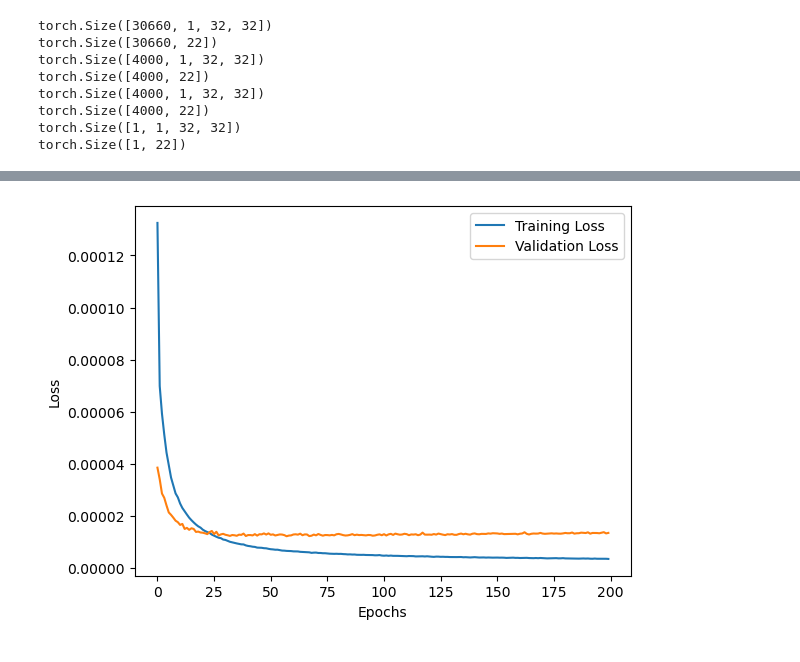
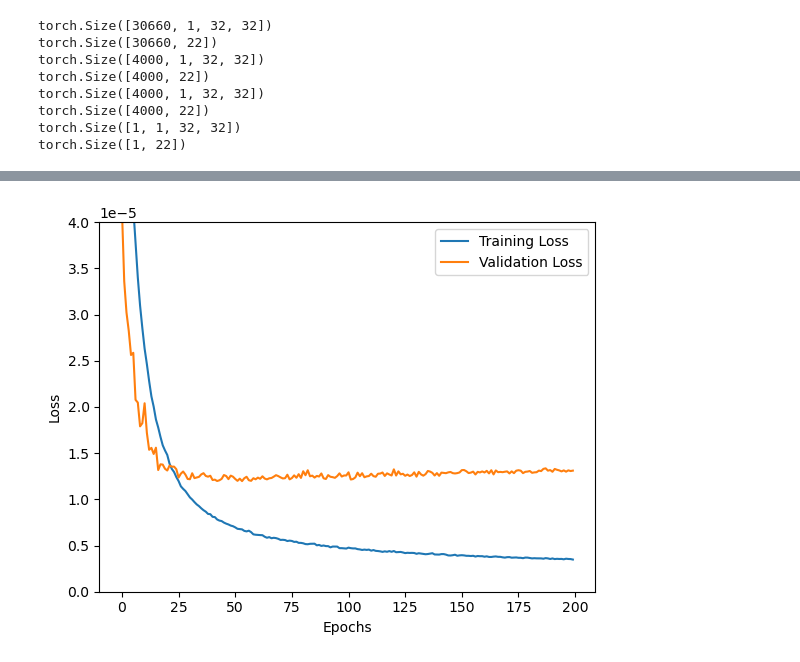
Before and after one commit to leesihoo0919/CG-LAB-Stick-Figure, a Jupyter notebook: final model test.ipynb, the cells around one changed output, grey strips where cells are left out. Saved outputs shown, nothing was run; the diff lists cells and outputs as text; code cells hidden in the pictures.

```diff
--- a/final model test.ipynb
+++ b/final model test.ipynb
@@ -319,28 +319,30 @@ Test set: Average loss: 0.0000109, R2 score:0.5956
 # %%
 
 # 손실값 기록
 loss = history['loss']
 val_loss = history['val_loss']
 
 # # 지표 기록
 # mae = history['mae']
 # val_mae = history.history['val_mae']
 
 # 시각화
 
 import matplotlib.pyplot as plt
 
 
 
 # 손실값 그래프
 plt.plot(loss, label='Training Loss')
 plt.plot(val_loss, label='Validation Loss')
+plt.ylim([0, 0.00004])  # y축의 범위를 설정합니다.
+plt.ticklabel_format(style='sci', axis='y', scilimits=(0,0))  # y축의 숫자를 지수 표기법으로 변경합니다.
 plt.xlabel('Epochs')
 plt.ylabel('Loss')
 plt.legend()
 plt.show()
 # %% [output]
-[figure, old version]
+[figure, new version]
 # %%
 import matplotlib.pyplot as plt
 
```
Also changed, not shown: parts of 5 cells of this notebook, 6 other files.
